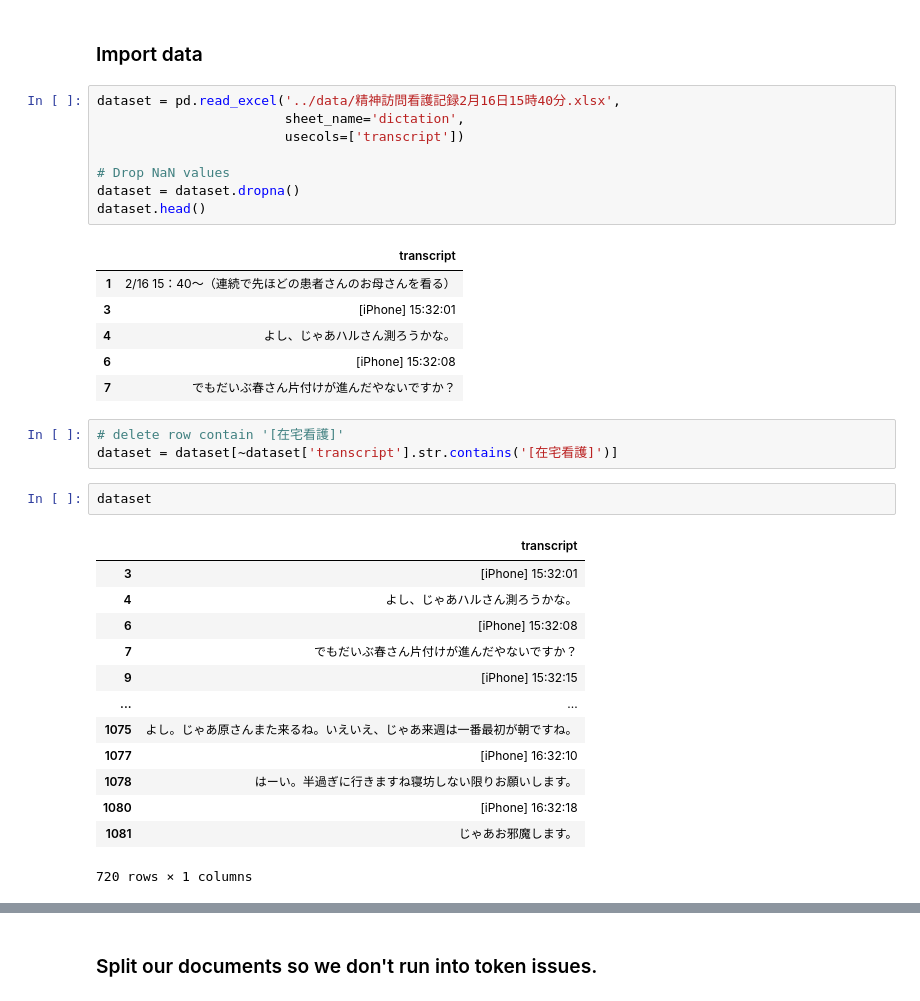
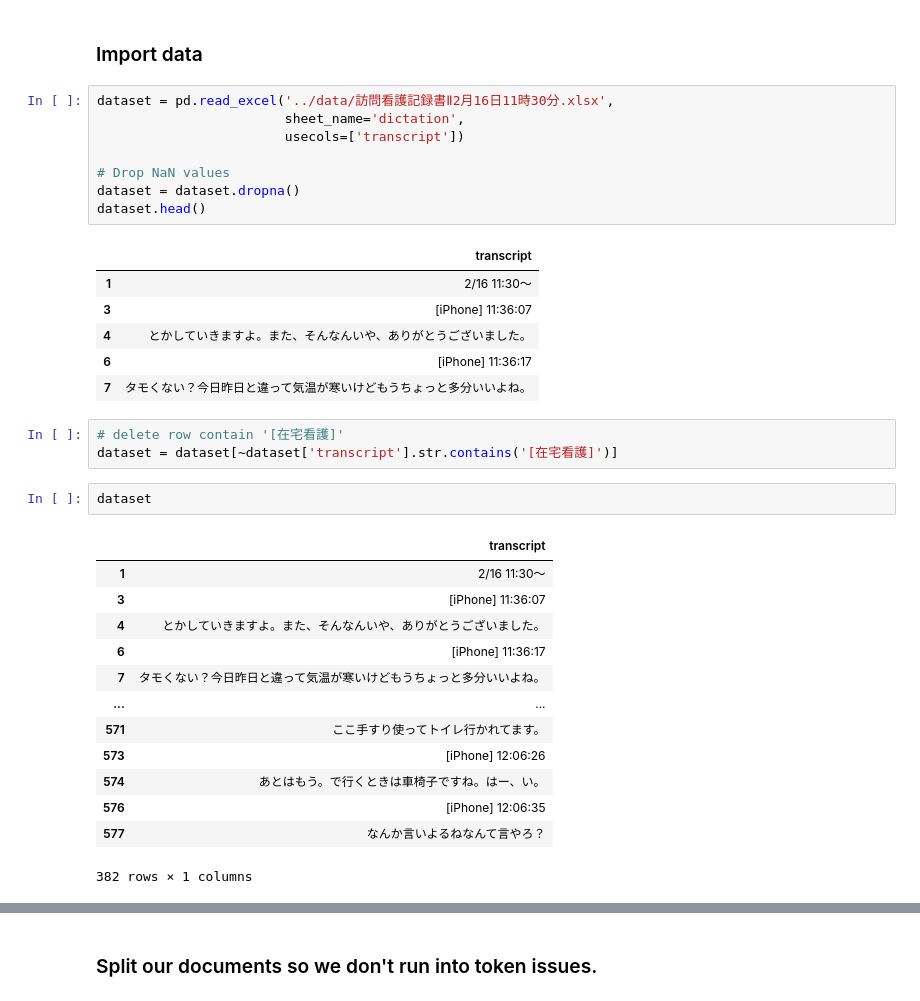
Before and after one commit to atoxcode/extract-transcript-by-llm, a Jupyter notebook: 12. mental state(langchain).ipynb, the cells around one changed output, grey strips where cells are left out. Drawn from its saved outputs; the diff is of its cells as text.

```diff
--- a/12. mental state(langchain).ipynb
+++ b/12. mental state(langchain).ipynb
@@ -34,20 +34,20 @@ os.environ['OPENAI_API_KEY'] = "sk-LM6Xcvi11CeHBxFR1OsjT3BlbkFJwAkbjB8IgPHaJbrZ9
 # %% [markdown]
 ### Import data
 # %%
-dataset = pd.read_excel('../data/精神訪問看護記録2月16日15時40分.xlsx',
+dataset = pd.read_excel('../data/訪問看護記録書Ⅱ2月16日11時30分.xlsx',
                         sheet_name='dictation',
                         usecols=['transcript'])
 
 # Drop NaN values
 dataset = dataset.dropna()
 dataset.head()
 # %% [output]
 |  | transcript |
-| 1 | 2/16 15：40～（連続で先ほどの患者さんのお母さんを看る） |
-| 3 | [iPhone] 15:32:01 |
-| 4 | よし、じゃあハルさん測ろうかな。 |
-| 6 | [iPhone] 15:32:08 |
-| 7 | でもだいぶ春さん片付けが進んだやないですか？ |
+| 1 | 2/16 11:30～ |
+| 3 | [iPhone] 11:36:07 |
+| 4 | とかしていきますよ。また、そんなんいや、ありがとうございました。 |
+| 6 | [iPhone] 11:36:17 |
+| 7 | タモくない？今日昨日と違って気温が寒いけどもうちょっと多分いいよね。 |
 # %%
 # delete row contain '[在宅看護]'
 dataset = dataset[~dataset['transcript'].str.contains('[在宅看護]')]
@@ -55,18 +55,18 @@ dataset = dataset[~dataset['transcript'].str.contains('[在宅看護]')]
 dataset
 # %% [output]
 |  | transcript |
-| 3 | [iPhone] 15:32:01 |
-| 4 | よし、じゃあハルさん測ろうかな。 |
-| 6 | [iPhone] 15:32:08 |
-| 7 | でもだいぶ春さん片付けが進んだやないですか？ |
-| 9 | [iPhone] 15:32:15 |
+| 1 | 2/16 11:30～ |
+| 3 | [iPhone] 11:36:07 |
+| 4 | とかしていきますよ。また、そんなんいや、ありがとうございました。 |
+| 6 | [iPhone] 11:36:17 |
+| 7 | タモくない？今日昨日と違って気温が寒いけどもうちょっと多分いいよね。 |
 | ... | ... |
-| 1075 | よし。じゃあ原さんまた来るね。いえいえ、じゃあ来週は一番最初が朝ですね。 |
-| 1077 | [iPhone] 16:32:10 |
-| 1078 | はーい。半過ぎに行きますね寝坊しない限りお願いします。 |
-| 1080 | [iPhone] 16:32:18 |
-| 1081 | じゃあお邪魔します。 |
+| 571 | ここ手すり使ってトイレ行かれてます。 |
+| 573 | [iPhone] 12:06:26 |
+| 574 | あとはもう。で行くときは車椅子ですね。はー、い。 |
+| 576 | [iPhone] 12:06:35 |
+| 577 | なんか言いよるねなんて言やろ？ |
-720 rows × 1 columns
+382 rows × 1 columns
 # %%
 dataset['transcript']
 # %% [output]
```
Also changed, not shown: parts of 3 cells of this notebook, 5 other files.
